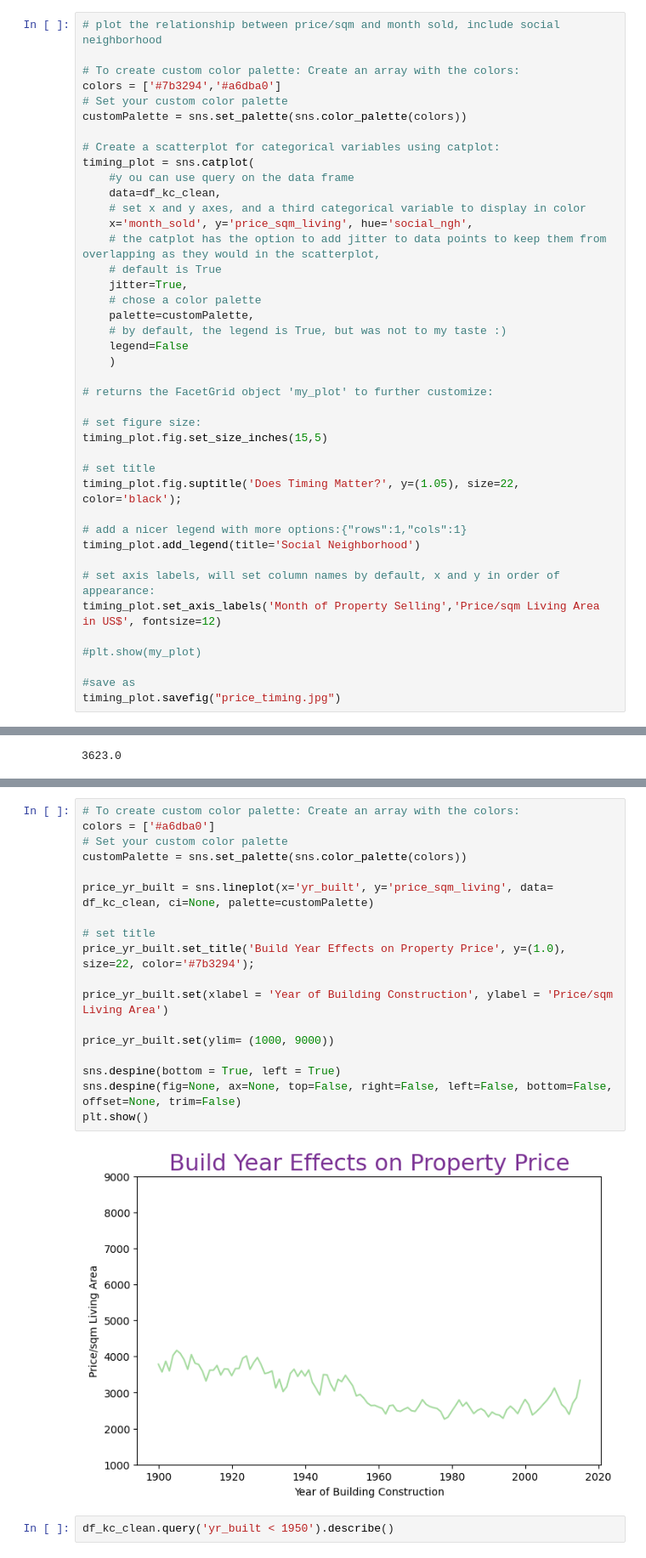
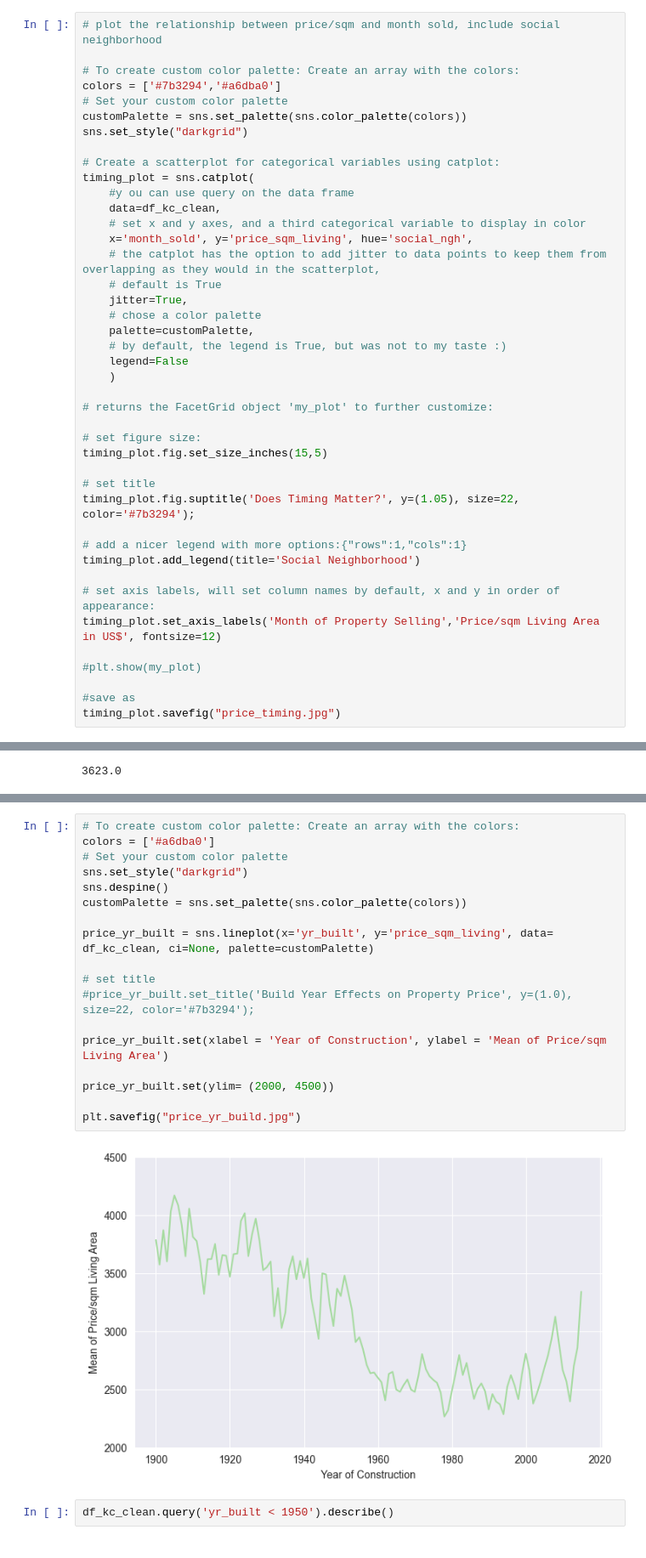
Before and after one commit to Cazta/data_analytics_real_estate, a Jupyter notebook: EDA_general_analyses.ipynb, the cells around one changed output, grey strips where cells are left out. Shown at 85% size. Drawn from its saved outputs; the diff is of its cells as text.

```diff
--- a/EDA_general_analyses.ipynb
+++ b/EDA_general_analyses.ipynb
@@ -73,6 +73,7 @@ memory usage: 2.8+ MB
 colors = ['#7b3294','#a6dba0']
 # Set your custom color palette
 customPalette = sns.set_palette(sns.color_palette(colors))
+sns.set_style("darkgrid")
 
 # Create a scatterplot for categorical variables using catplot:
 timing_plot = sns.catplot(
@@ -95,7 +96,7 @@ timing_plot = sns.catplot(
 timing_plot.fig.set_size_inches(15,5)
 
 # set title
-timing_plot.fig.suptitle('Does Timing Matter?', y=(1.05), size=22, color='black');
+timing_plot.fig.suptitle('Does Timing Matter?', y=(1.05), size=22, color='#7b3294');
 
 # add a nicer legend with more options:{"rows":1,"cols":1}
 timing_plot.add_legend(title='Social Neighborhood')
@@ -211,23 +188,23 @@ sns.pointplot(x = 'social_ngh', y = 'price_sqm_living', data = df_kc_clean)
 # %%
 # To create custom color palette: Create an array with the colors:
 colors = ['#a6dba0']
 # Set your custom color palette
+sns.set_style("darkgrid")
+sns.despine()
 customPalette = sns.set_palette(sns.color_palette(colors))
 
 price_yr_built = sns.lineplot(x='yr_built', y='price_sqm_living', data= df_kc_clean, ci=None, palette=customPalette)
 
 # set title
-price_yr_built.set_title('Build Year Effects on Property Price', y=(1.0), size=22, color='#7b3294');
+#price_yr_built.set_title('Build Year Effects on Property Price', y=(1.0), size=22, color='#7b3294');
 
-price_yr_built.set(xlabel = 'Year of Building Construction', ylabel = 'Price/sqm Living Area')
+price_yr_built.set(xlabel = 'Year of Construction', ylabel = 'Mean of Price/sqm Living Area')
 
-price_yr_built.set(ylim= (1000, 9000))
+price_yr_built.set(ylim= (2000, 4500))
 
-sns.despine(bottom = True, left = True)
-sns.despine(fig=None, ax=None, top=False, right=False, left=False, bottom=False, offset=None, trim=False)
-plt.show()
+plt.savefig("price_yr_build.jpg")
 # %% [output]
-[figure, old version]
+[figure, new version]
 # %%
 df_kc_clean.query('yr_built < 1950').describe()
 # %% [output]
```
Also changed, not shown: parts of 7 cells of this notebook, 9 other files.
